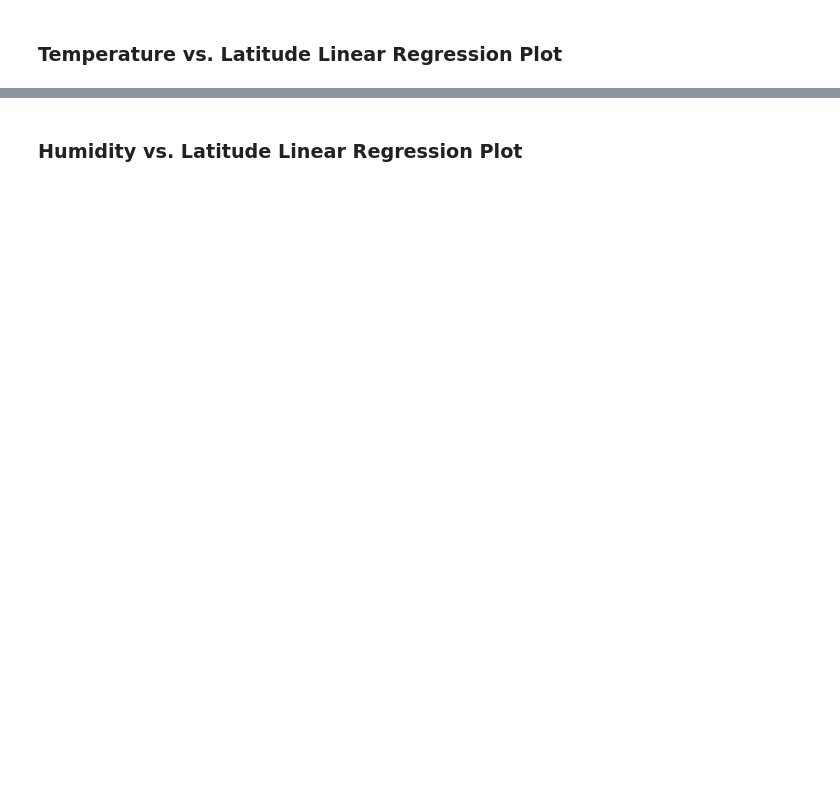
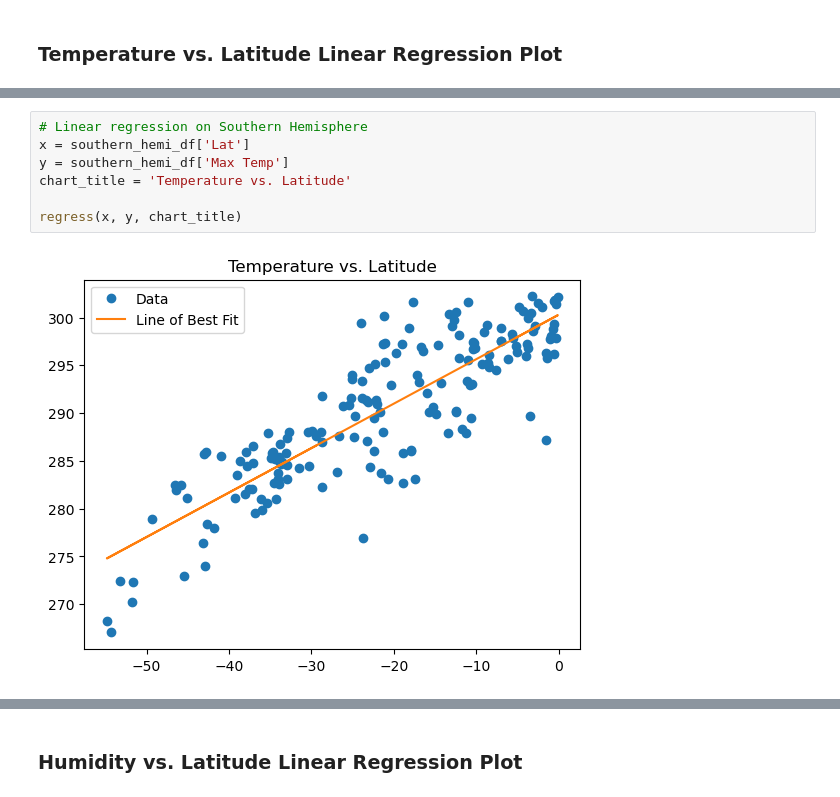
Before and after one commit to nmizzell/python_api_challenge, a Jupyter notebook: WeatherPy.ipynb, the cells around one changed output, grey strips where cells are left out. Drawn from its saved outputs; the diff is of its cells as text; blank space fills up the shorter version.

```diff
--- a/WeatherPy.ipynb
+++ b/WeatherPy.ipynb
@@ -312,0 +313,9 @@ The r-value is: 0.4121057168607245
+# %%
+# Linear regression on Southern Hemisphere
+x = southern_hemi_df['Lat']
+y = southern_hemi_df['Max Temp']
+chart_title = 'Temperature vs. Latitude'
+
+regress(x, y, chart_title)
+# %% [output]
+[figure, added]
```
Also changed, not shown: parts of 37 cells of this notebook, 5 other files.
